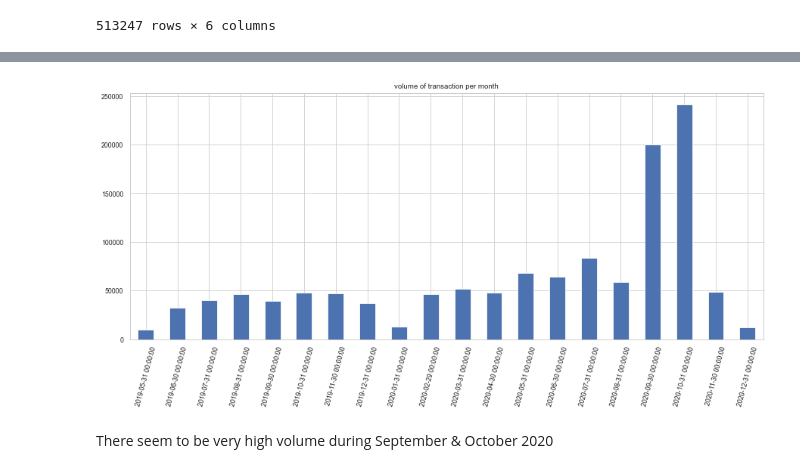
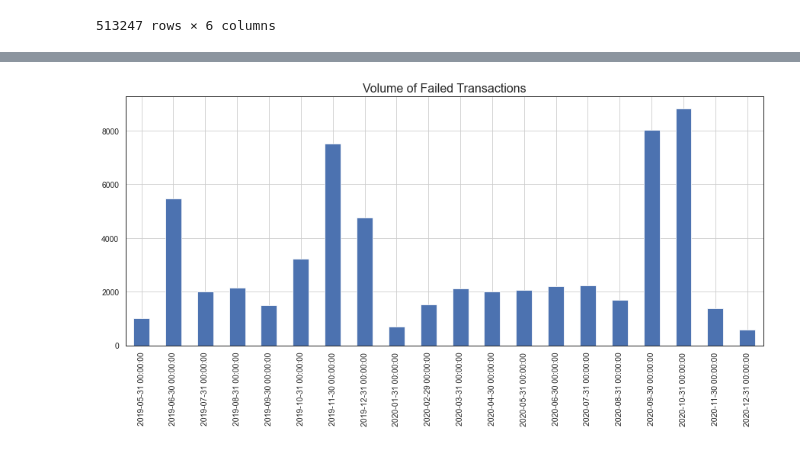
Before and after one commit to tahheel/V-Internship, a Jupyter notebook: Week 2/Damilola_week2.ipynb, the cells around one changed output, grey strips where cells are left out. Cells and saved outputs as stored; diff of their text form; code cells hidden in the pictures.

Commit message:
third commit, almost there

```diff
--- a/Week 2/Damilola_week2.ipynb
+++ b/Week 2/Damilola_week2.ipynb
@@ -23,7 +23,8 @@ import datetime as dt
 
 import seaborn as sns
 sns.set_theme(context='paper',
-              style='whitegrid')
+              style='white',
+             font_scale=1.2)
 
 import matplotlib.pyplot as plt
 %matplotlib inline
@@ -138,11 +210,6 @@ plot_data()
 # %%
-# barchart showing volume of transaction per month
-
-data.txn_volume.resample('M').sum().plot(kind='bar', figsize=(15,6))
-plt.title('volume of transaction per month')
-plt.xticks(rotation=75)
-plt.show()
+data[data['status']=='failed'].txn_volume.resample('M').sum().plot(kind='bar', figsize=(15,6))
+plt.title('Volume of Failed Transactions', fontsize=16)
+plt.grid()
 # %% [output]
-[figure, old version]
+[figure, new version]
-# %% [markdown]
-There seem to be very high volume during September & October 2020
```
Also changed, not shown: parts of 19 cells of this notebook.
